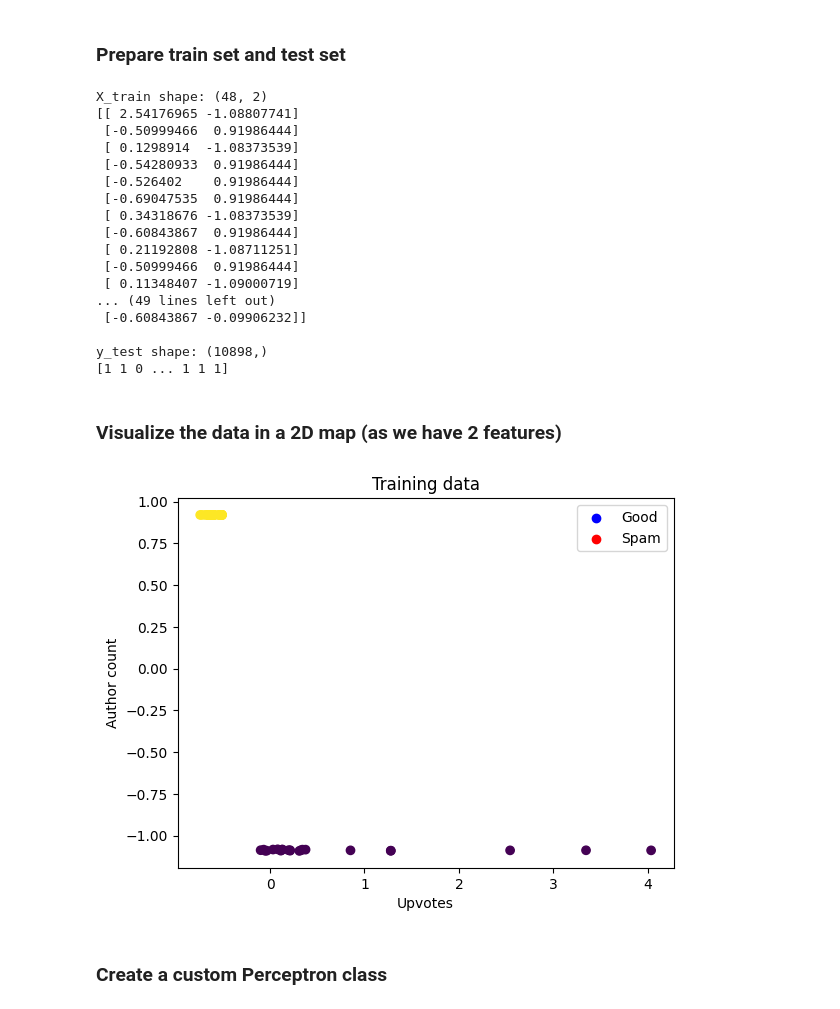
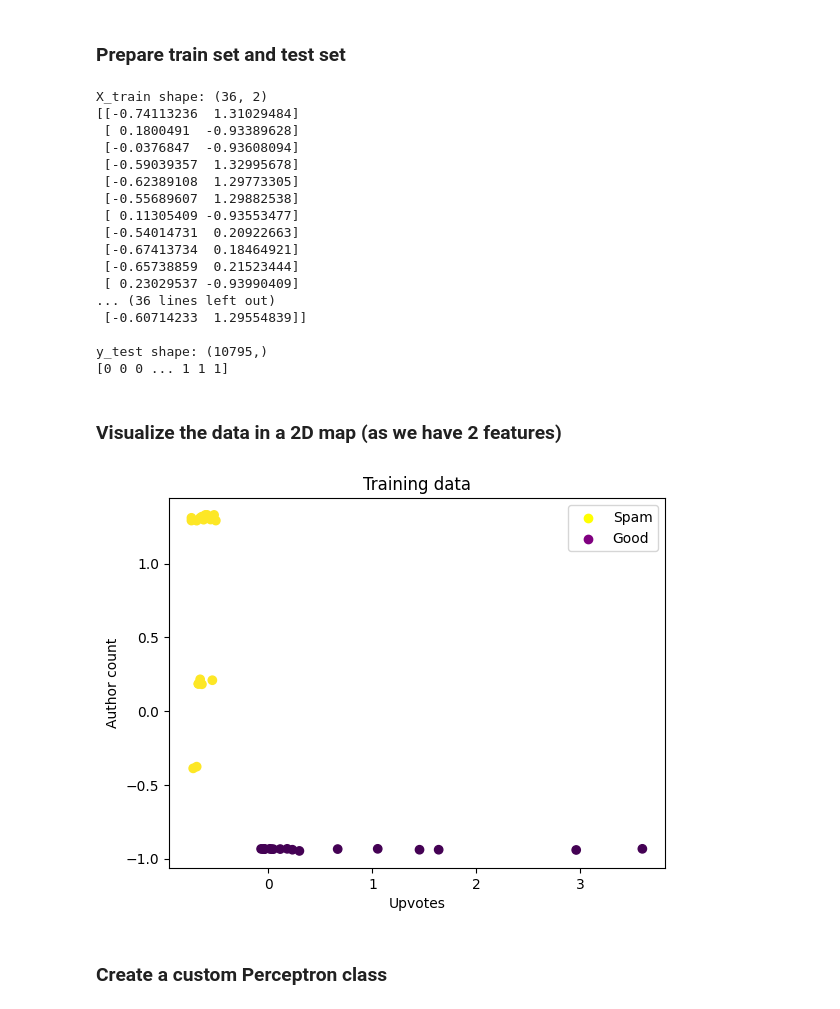
Before and after one commit to soniquentin/CCCS660_McGill_Assignment6, a Jupyter notebook: main.ipynb, the cells around one changed output. Drawn from its saved outputs; the diff is of its cells as text; code cells hidden in the pictures.

```diff
--- a/main.ipynb
+++ b/main.ipynb
@@ -83,13 +86,18 @@ data = data[data['label'] != 'none']
 #Class imbalance -> Only take 37 spams and 37 goods
 spam = data[data['label'] == 'spam']
 good = data[data['label'] == 'good']
-data = pd.concat([spam[:label_count["good"]], good[:label_count["good"]]])
+
+#Take label_count["good"] random post from spam
+random_spams = spam.sample(label_count["good"], random_state=42, replace=False)
+right_data = pd.concat([random_spams, good[:label_count["good"]]])
+
 
 #Split in train and test
-train, test = train_test_split(data, test_size=0.2, random_state=42)
+train, test = train_test_split(right_data, test_size=0.2, random_state=42)
 
 #Add the rest of the spams and goods to the test set
-test = pd.concat([test, spam[label_count["good"]:]])
+other_spams = spam.drop(random_spams.index)
+test = pd.concat([test, other_spams])
 
 #Numerize the labels : 1 = "spam", 0 = "good"
 train['label'] = train['label'].apply(lambda x: 1 if x == 'spam' else 0)
@@ -120,38 +128,38 @@ print(X_test)
 print("\ny_test shape:", y_test.shape)
 print(y_test)
 # %% [output]
-X_train shape: (48, 2)
-[[ 2.54176965 -1.08807741]
- [-0.50999466  0.91986444]
- [ 0.1298914  -1.08373539]
- [-0.54280933  0.91986444]
- [-0.526402    0.91986444]
- [-0.69047535  0.91986444]
- [ 0.34318676 -1.08373539]
- [-0.60843867  0.91986444]
- [ 0.21192808 -1.08711251]
- [-0.50999466  0.91986444]
- [ 0.11348407 -1.09000719]
-... (49 lines left out)
- [-0.60843867 -0.09906232]]
+X_train shape: (36, 2)
+[[-0.74113236  1.31029484]
+ [ 0.1800491  -0.93389628]
+ [-0.0376847  -0.93608094]
+ [-0.59039357  1.32995678]
+ [-0.62389108  1.29773305]
+ [-0.55689607  1.29882538]
+ [ 0.11305409 -0.93553477]
+ [-0.54014731  0.20922663]
+ [-0.67413734  0.18464921]
+ [-0.65738859  0.21523444]
+ [ 0.23029537 -0.93990409]
+... (36 lines left out)
+ [-0.60714233  1.29554839]]
 
-y_test shape: (10898,)
-[1 1 0 ... 1 1 1]
+y_test shape: (10795,)
+[0 0 0 ... 1 1 1]
 # %% [markdown]
 ### Visualize the data in a 2D map (as we have 2 features)
 # %%
 #visualize the training data
 plt.scatter(X_train[:,0], X_train[:,1], c=y_train)
 plt.xlabel('Upvotes')
 plt.ylabel('Author count')
 plt.title('Training data')
 #Legend
-plt.scatter([], [], c='blue', label='Good')
-plt.scatter([], [], c='red', label='Spam')
+plt.scatter([], [], c='yellow', label='Spam')
+plt.scatter([], [], c='Purple', label='Good')
 plt.legend()
 plt.show()
 # %% [output]
-[figure, old version]
+[figure, new version]
 # %% [markdown]
 ### Create a custom Perceptron class
 # %%
```
Also changed, not shown: parts of 8 cells of this notebook, 7 other files.
